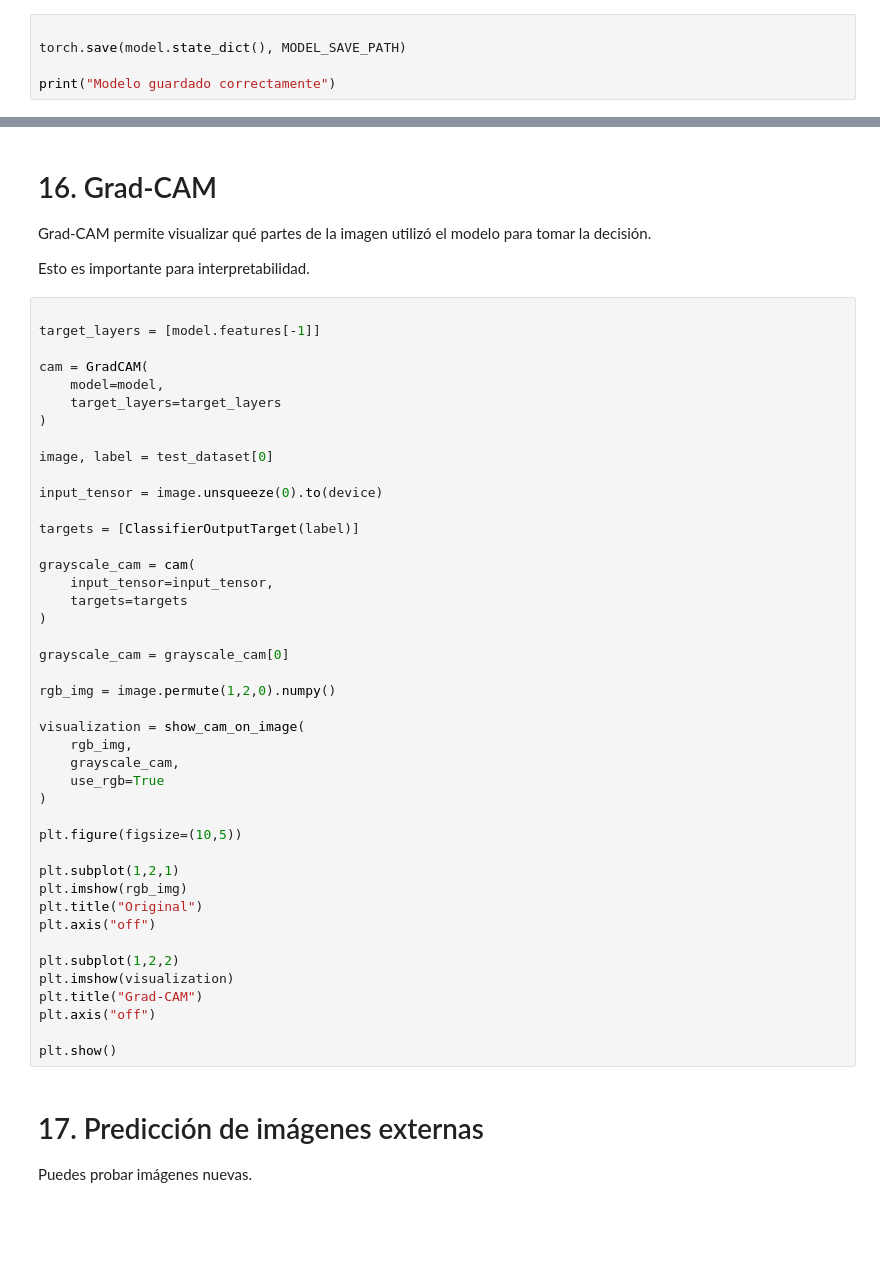
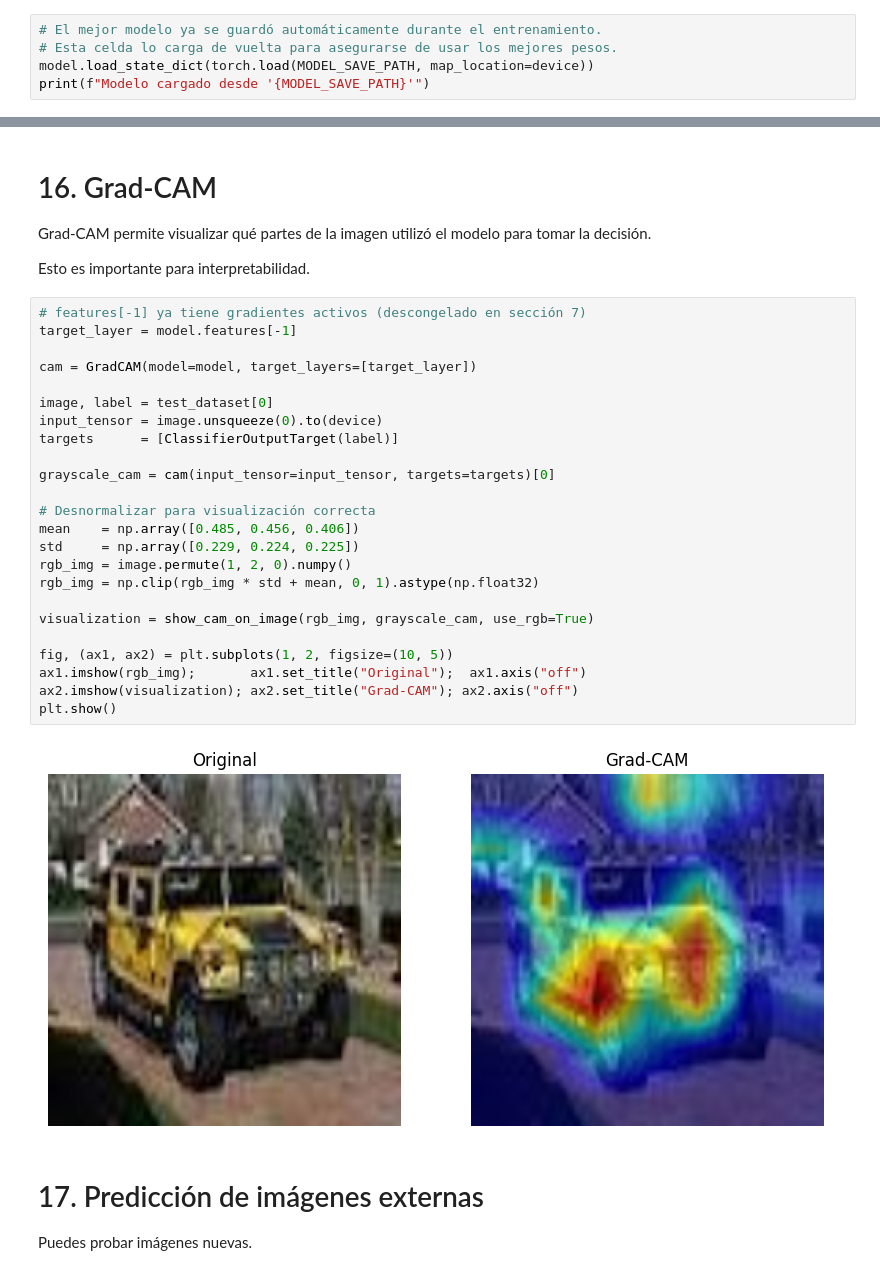
Before and after one commit to juanjomon05/proyect_ia, a Jupyter notebook: car_price_classification_notebook.ipynb, the cells around one changed output, grey strips where cells are left out. Cells and saved outputs as stored; diff of their text form; blank space fills up the shorter version.

```diff
--- a/car_price_classification_notebook.ipynb
+++ b/car_price_classification_notebook.ipynb
@@ -271,7 +496,7 @@ for epoch in range(EPOCHS):
 
 Guardamos el modelo entrenado.
 # %%
-
-torch.save(model.state_dict(), MODEL_SAVE_PATH)
-
-print("Modelo guardado correctamente")
+# El mejor modelo ya se guardó automáticamente durante el entrenamiento.
+# Esta celda lo carga de vuelta para asegurarse de usar los mejores pesos.
+model.load_state_dict(torch.load(MODEL_SAVE_PATH, map_location=device))
+print(f"Modelo cargado desde '{MODEL_SAVE_PATH}'")
@@ -412,48 +670,31 @@ Grad-CAM permite visualizar qué partes de la imagen utilizó el modelo para tom
 
 Esto es importante para interpretabilidad.
 # %%
+# features[-1] ya tiene gradientes activos (descongelado en sección 7)
+target_layer = model.features[-1]
 
-target_layers = [model.features[-1]]
-
-cam = GradCAM(
-    model=model,
-    target_layers=target_layers
-)
+cam = GradCAM(model=model, target_layers=[target_layer])
 
 image, label = test_dataset[0]
+input_tensor = image.unsqueeze(0).to(device)
+targets      = [ClassifierOutputTarget(label)]
 
-input_tensor = image.unsqueeze(0).to(device)
+grayscale_cam = cam(input_tensor=input_tensor, targets=targets)[0]
 
-targets = [ClassifierOutputTarget(label)]
+# Desnormalizar para visualización correcta
+mean    = np.array([0.485, 0.456, 0.406])
+std     = np.array([0.229, 0.224, 0.225])
+rgb_img = image.permute(1, 2, 0).numpy()
+rgb_img = np.clip(rgb_img * std + mean, 0, 1).astype(np.float32)
 
-grayscale_cam = cam(
-    input_tensor=input_tensor,
-    targets=targets
-)
+visualization = show_cam_on_image(rgb_img, grayscale_cam, use_rgb=True)
 
-grayscale_cam = grayscale_cam[0]
-
-rgb_img = image.permute(1,2,0).numpy()
-
-visualization = show_cam_on_image(
-    rgb_img,
-    grayscale_cam,
-    use_rgb=True
-)
-
-plt.figure(figsize=(10,5))
-
-plt.subplot(1,2,1)
-plt.imshow(rgb_img)
-plt.title("Original")
-plt.axis("off")
-
-plt.subplot(1,2,2)
-plt.imshow(visualization)
-plt.title("Grad-CAM")
-plt.axis("off")
-
+fig, (ax1, ax2) = plt.subplots(1, 2, figsize=(10, 5))
+ax1.imshow(rgb_img);       ax1.set_title("Original");  ax1.axis("off")
+ax2.imshow(visualization); ax2.set_title("Grad-CAM"); ax2.axis("off")
 plt.show()
+# %% [output]
+[figure, added]
 # %% [markdown]
 
 # 17. Predicción de imágenes externas
```
Also changed, not shown: parts of 21 cells of this notebook, 3 other files.
